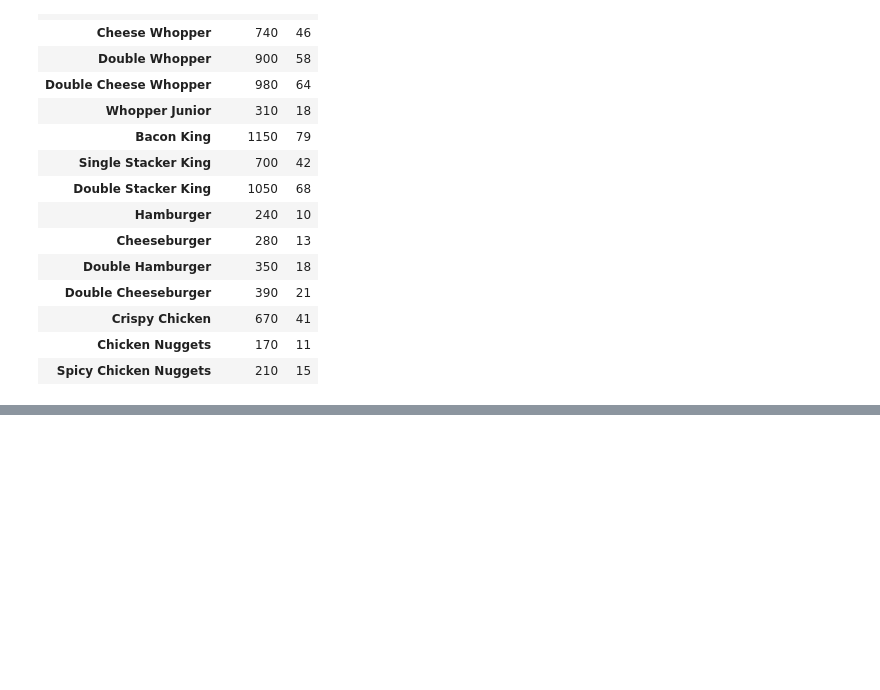
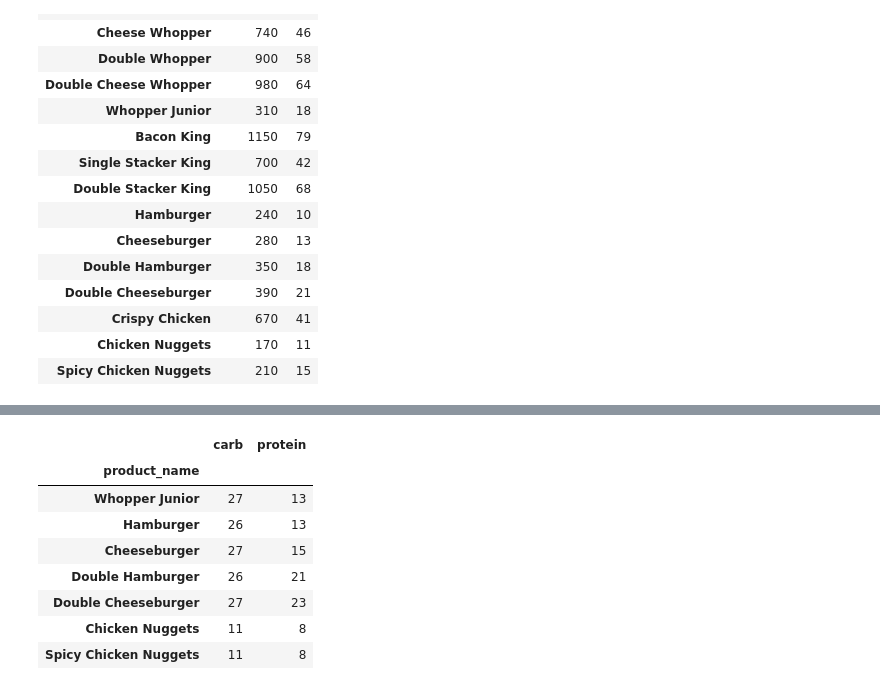
Before and after one commit to hyeonn31/Python_Study, a Jupyter notebook: 04. burger.ipynb, the cells around one changed output, grey strips where cells are left out. Saved outputs shown, nothing was run; the diff lists cells and outputs as text; code cells hidden in the pictures; blank space fills up the shorter version.

```diff
--- a/04. burger.ipynb
+++ b/04. burger.ipynb
@@ -174,0 +243,12 @@ burger_df[['calories','fat']]
+# %%
+burger_df.loc[burger_df['calories'] < 500, ['carb','protein']]
+# %% [output]
+|  | carb | protein |
+| product_name |  |  |
+| Whopper Junior | 27 | 13 |
+| Hamburger | 26 | 13 |
+| Cheeseburger | 27 | 15 |
+| Double Hamburger | 26 | 21 |
+| Double Cheeseburger | 27 | 23 |
+| Chicken Nuggets | 11 | 8 |
+| Spicy Chicken Nuggets | 11 | 8 |
```
Also changed, not shown: parts of 6 cells of this notebook.
